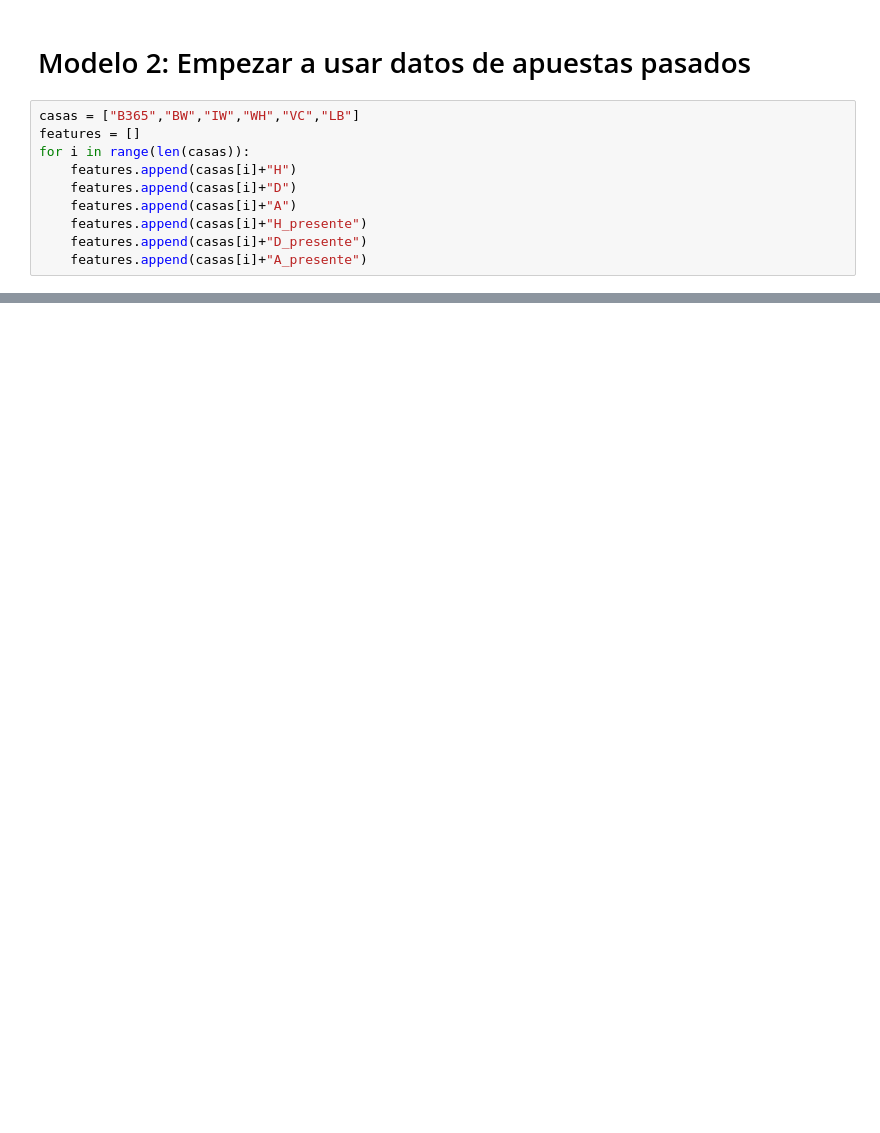
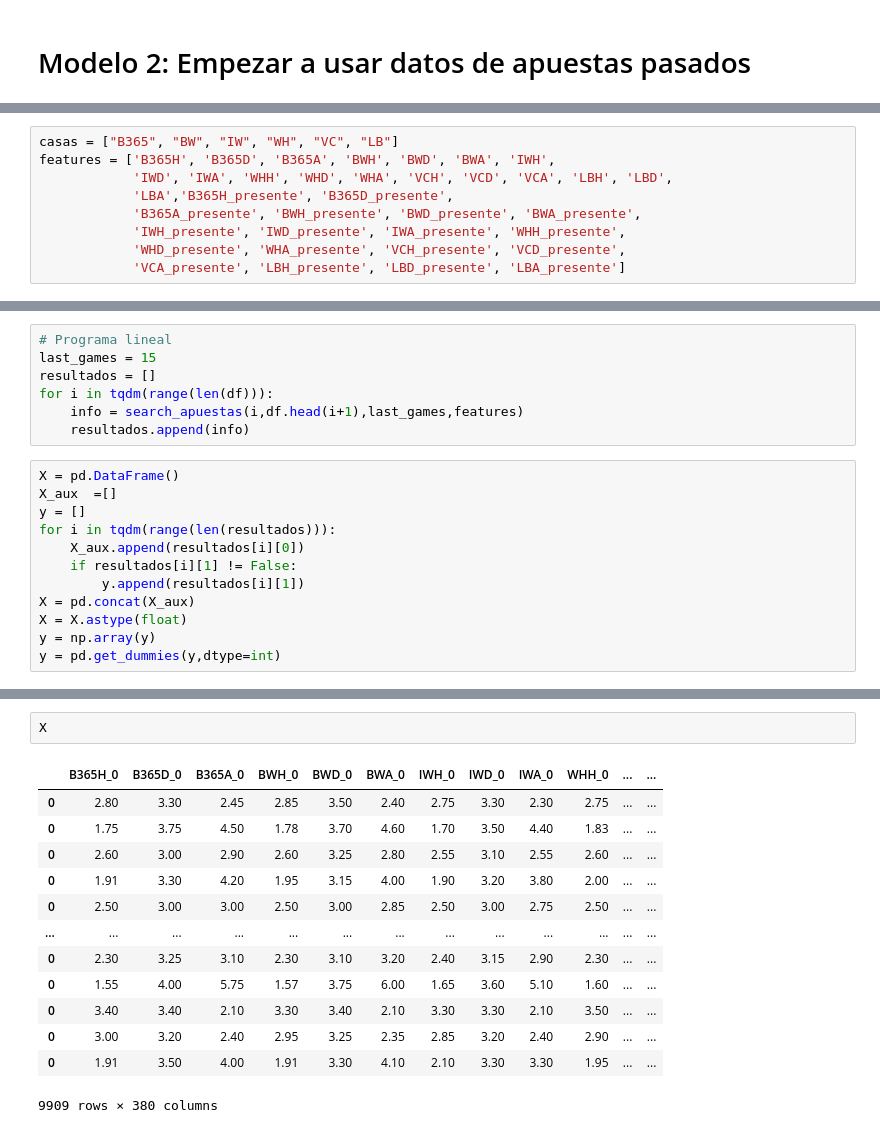
Before and after one commit to GonzaloFuentes1/IPRE-DeepLearningPrediccionDeResultadosDeportivos, a Jupyter notebook: Modelos/FootballData/FootballData.ipynb, the cells around one changed output, grey strips where cells are left out. Cells and saved outputs as stored; diff of their text form; blank space fills up the shorter version.

```diff
--- a/Modelos/FootballData/FootballData.ipynb
+++ b/Modelos/FootballData/FootballData.ipynb
@@ -277,12 +274,2 @@ dict_keys(['categorical_accuracy', 'loss', 'val_categorical_accuracy', 'val_loss
 # %% [markdown]
 # Modelo 2: Empezar a usar datos de apuestas pasados
-# %%
-casas = ["B365","BW","IW","WH","VC","LB"]
-features = []
-for i in range(len(casas)):
-    features.append(casas[i]+"H")
-    features.append(casas[i]+"D")
-    features.append(casas[i]+"A")
-    features.append(casas[i]+"H_presente")
-    features.append(casas[i]+"D_presente")
-    features.append(casas[i]+"A_presente")
@@ -289,2 +293,11 @@ for i in range(len(casas)):
+# %%
+casas = ["B365", "BW", "IW", "WH", "VC", "LB"]
+features = ['B365H', 'B365D', 'B365A', 'BWH', 'BWD', 'BWA', 'IWH',
+            'IWD', 'IWA', 'WHH', 'WHD', 'WHA', 'VCH', 'VCD', 'VCA', 'LBH', 'LBD',
+            'LBA','B365H_presente', 'B365D_presente',
+            'B365A_presente', 'BWH_presente', 'BWD_presente', 'BWA_presente',
+            'IWH_presente', 'IWD_presente', 'IWA_presente', 'WHH_presente',
+            'WHD_presente', 'WHA_presente', 'VCH_presente', 'VCD_presente',
+            'VCA_presente', 'LBH_presente', 'LBD_presente', 'LBA_presente']
 # %%
 def get_features(data, features):
@@ -363,0 +376,19 @@ df
+# %%
+# Programa lineal
+last_games = 15
+resultados = []
+for i in tqdm(range(len(df))):
+    info = search_apuestas(i,df.head(i+1),last_games,features)
+    resultados.append(info)
+# %%
+X = pd.DataFrame()
+X_aux  =[]
+y = []
+for i in tqdm(range(len(resultados))):
+    X_aux.append(resultados[i][0])
+    if resultados[i][1] != False:
+        y.append(resultados[i][1])
+X = pd.concat(X_aux)
+X = X.astype(float)
+y = np.array(y)
+y = pd.get_dummies(y,dtype=int)
@@ -363,0 +457,16 @@ df
+# %%
+X
+# %% [output]
+|  | B365H_0 | B365D_0 | B365A_0 | BWH_0 | BWD_0 | BWA_0 | IWH_0 | IWD_0 | IWA_0 | WHH_0 | ... | ... |
+| 0 | 2.80 | 3.30 | 2.45 | 2.85 | 3.50 | 2.40 | 2.75 | 3.30 | 2.30 | 2.75 | ... | ... |
+| 0 | 1.75 | 3.75 | 4.50 | 1.78 | 3.70 | 4.60 | 1.70 | 3.50 | 4.40 | 1.83 | ... | ... |
+| 0 | 2.60 | 3.00 | 2.90 | 2.60 | 3.25 | 2.80 | 2.55 | 3.10 | 2.55 | 2.60 | ... | ... |
+| 0 | 1.91 | 3.30 | 4.20 | 1.95 | 3.15 | 4.00 | 1.90 | 3.20 | 3.80 | 2.00 | ... | ... |
+| 0 | 2.50 | 3.00 | 3.00 | 2.50 | 3.00 | 2.85 | 2.50 | 3.00 | 2.75 | 2.50 | ... | ... |
+| ... | ... | ... | ... | ... | ... | ... | ... | ... | ... | ... | ... | ... |
+| 0 | 2.30 | 3.25 | 3.10 | 2.30 | 3.10 | 3.20 | 2.40 | 3.15 | 2.90 | 2.30 | ... | ... |
+| 0 | 1.55 | 4.00 | 5.75 | 1.57 | 3.75 | 6.00 | 1.65 | 3.60 | 5.10 | 1.60 | ... | ... |
+| 0 | 3.40 | 3.40 | 2.10 | 3.30 | 3.40 | 2.10 | 3.30 | 3.30 | 2.10 | 3.50 | ... | ... |
+| 0 | 3.00 | 3.20 | 2.40 | 2.95 | 3.25 | 2.35 | 2.85 | 3.20 | 2.40 | 2.90 | ... | ... |
+| 0 | 1.91 | 3.50 | 4.00 | 1.91 | 3.30 | 4.10 | 2.10 | 3.30 | 3.30 | 1.95 | ... | ... |
+9909 rows × 380 columns
```
Also changed, not shown: parts of 13 cells of this notebook, 2 other files.
